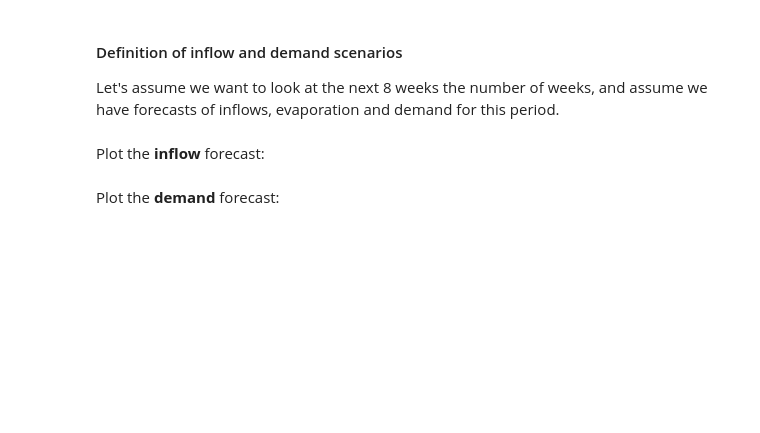
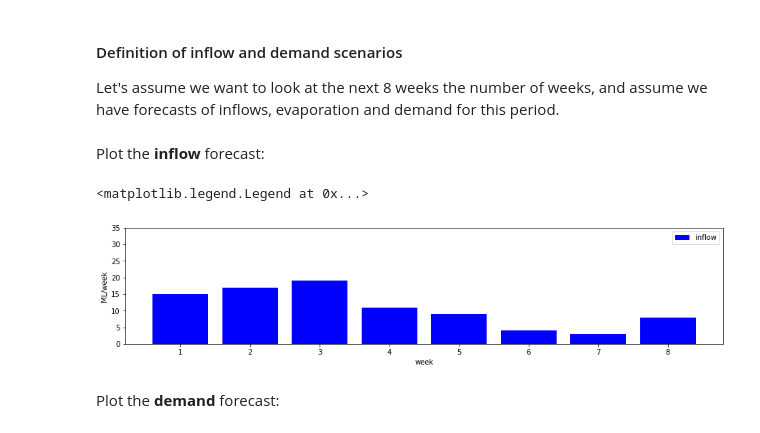
Before and after one commit to AndresPenuela/MHA_Planificacion, a Jupyter notebook: 1. Reservoir operation modelling.ipynb, the cells around one changed output. Saved outputs shown, nothing was run; the diff lists cells and outputs as text; code cells hidden in the pictures; blank space fills up the shorter version.

```diff
--- a/1. Reservoir operation modelling.ipynb
+++ b/1. Reservoir operation modelling.ipynb
@@ -84,7 +106,19 @@ Let's assume we want to look at the next 8 weeks the number of weeks, and assume
 inflow = np.array([15,17,19,11,9,4,3,8]) # (ML/week) time series of inflow forecasts
 evap = np.array([1,1,2,2,2,2,2,3]) # (ML/week) time series of evaporation forecasts
 demand = np.array([13,13,17,18,20,22,25,26]) # (ML/week) time series of demand forecasts
+T = len(inflow) # number of time steps (weeks)
+weeks = np.arange(1,T+1)
 # %% [markdown]
 Plot the **inflow** forecast:
+# %%
+plt.figure(figsize=(15,3)) # to define the plot size
+plt.bar(weeks,inflow, color = 'blue', label = 'inflow')
+plt.xlabel('week')
+plt.ylabel('ML/week')
+plt.ylim([0,35])
+plt.legend()
+# %% [output]
+<matplotlib.legend.Legend at 0x...>
+[figure, added]
 # %% [markdown]
 Plot the **demand** forecast:
```
Also changed, not shown: parts of 34 cells of this notebook, 1 other file.
